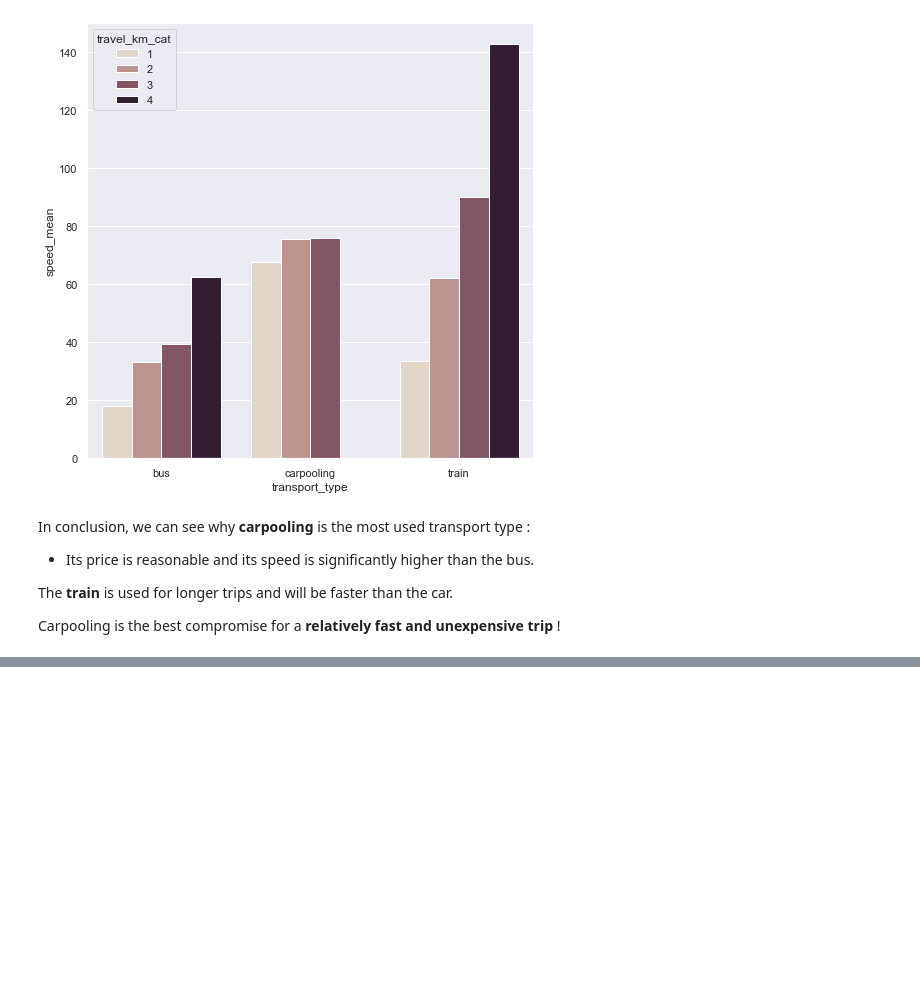
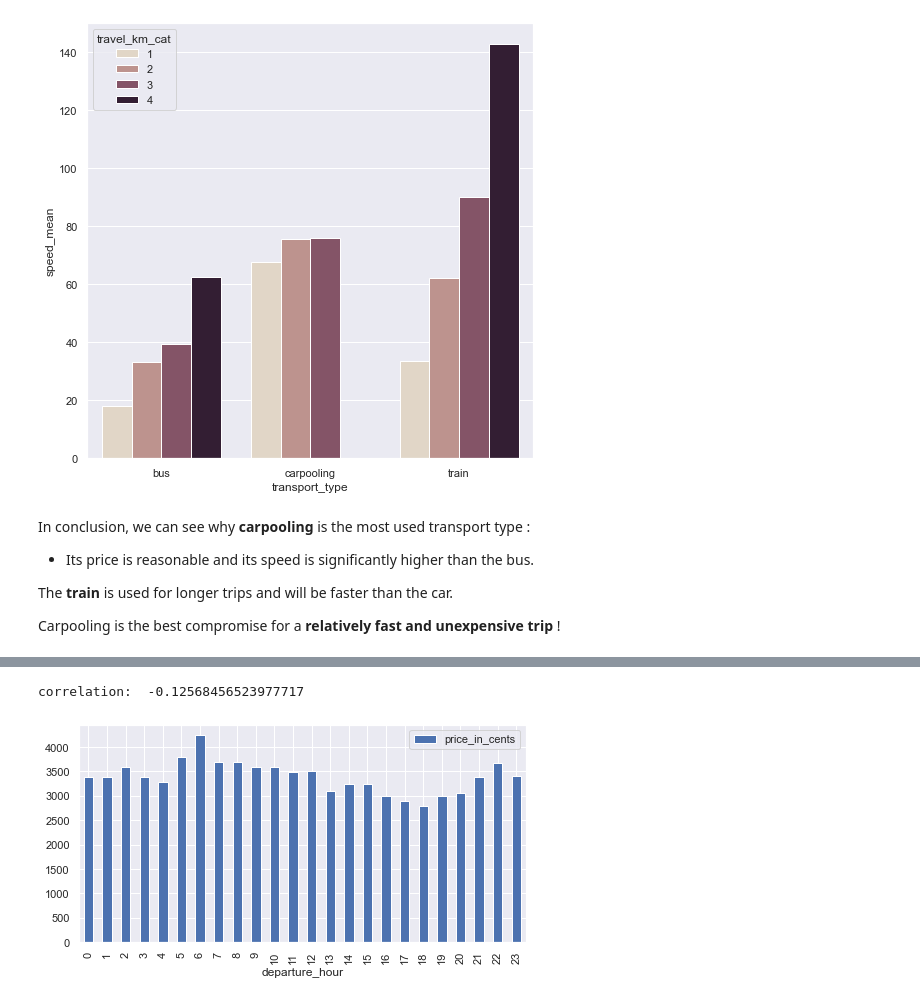
Before and after one commit to vinsJ/Tictactrip, a Jupyter notebook: DATA@DEBANDE-VINCENT.ipynb, the cells around one changed output, grey strips where cells are left out. Drawn from its saved outputs; the diff is of its cells as text; code cells hidden in the pictures; blank space fills up the shorter version.

```diff
--- a/DATA@DEBANDE-VINCENT.ipynb
+++ b/DATA@DEBANDE-VINCENT.ipynb
@@ -785,0 +898,13 @@ Carpooling is the best compromise for a **relatively fast and unexpensive trip**
+# %%
+data['departure_hour'] = data['departure_ts'].dt.hour
+test = data[['departure_hour','price_in_cents']]
+
+test.groupby('departure_hour').median().plot.bar(figsize=(8,4))
+
+cor, _ = spearmanr(data['departure_hour'],data['price_in_cents'])
+print("correlation: ", cor)
+
+data.drop(['departure_hour','departure_ts'], 1, inplace = True)
+# %% [output]
+correlation:  -0.12568456523977717
+[figure, added]
```
Also changed, not shown: parts of 20 cells of this notebook.
